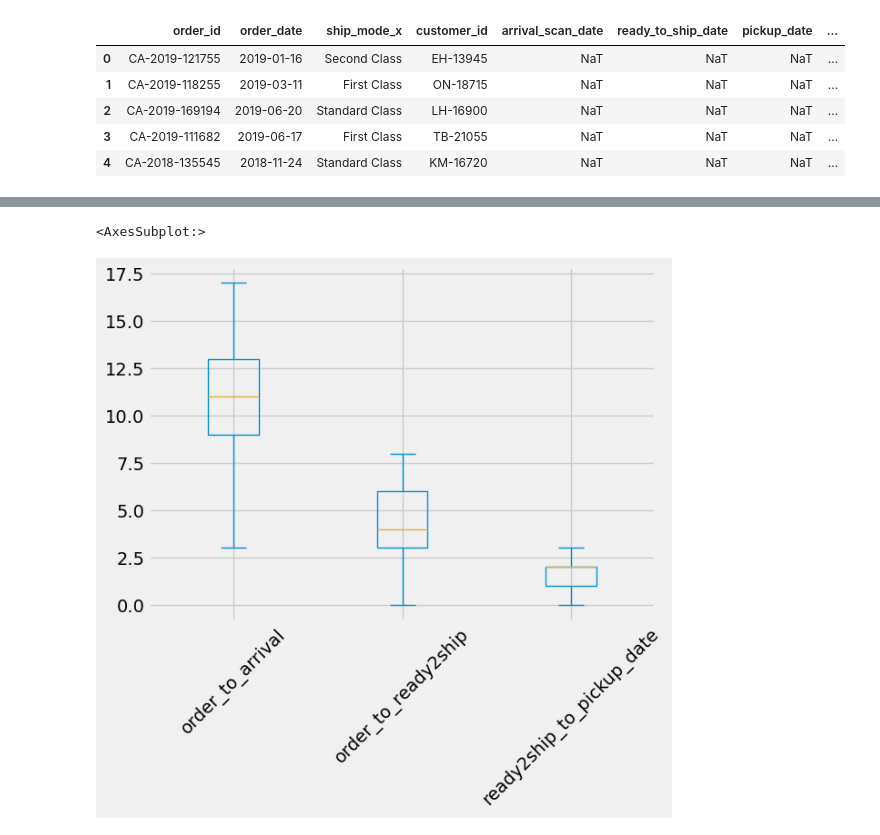
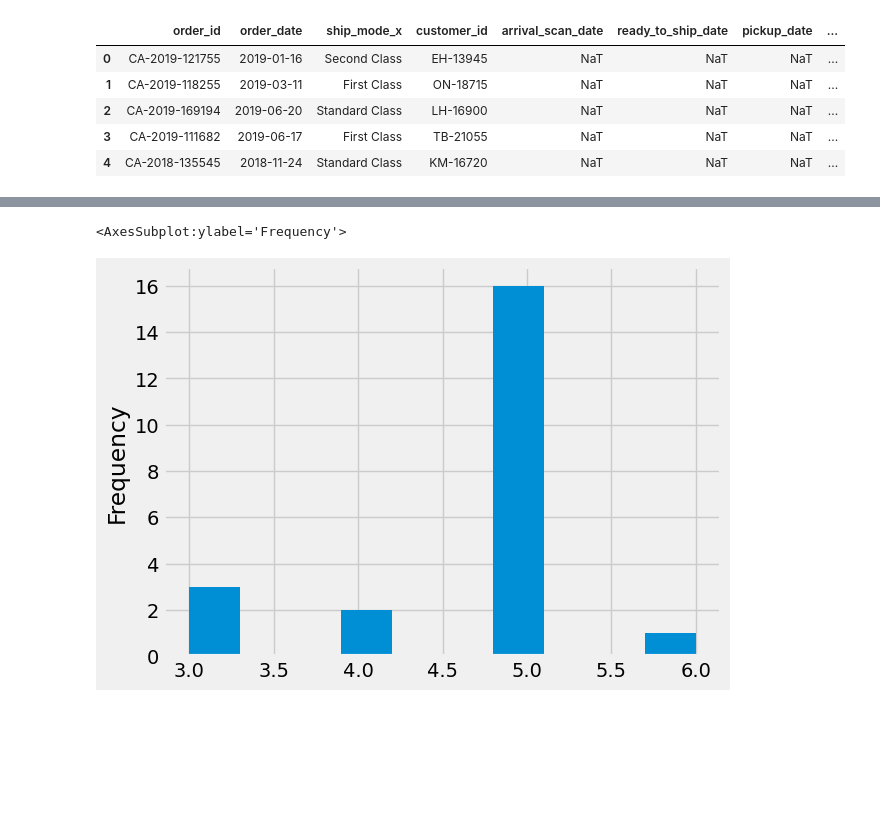
Before and after one commit to cophi-dev/EDA_muesli_group1, a Jupyter notebook: EDA_phillipp.ipynb, the cells around one changed output, grey strips where cells are left out. Drawn from its saved outputs; the diff is of its cells as text; code cells hidden in the pictures; blank space fills up the shorter version.

```diff
--- a/EDA_phillipp.ipynb
+++ b/EDA_phillipp.ipynb
@@ -345,8 +364,9 @@ final_dataset['arrival_scan_date'] = pd.to_datetime(final_dataset['arrival_scan_
 final_dataset['ready_to_ship_date'] = pd.to_datetime(final_dataset['ready_to_ship_date'], format='%d/%m/%Y')
 final_dataset['pickup_date'] = pd.to_datetime(final_dataset['pickup_date'], format='%d/%m/%Y')
 final_dataset['on_truck_scan_date'] = pd.to_datetime(final_dataset['on_truck_scan_date'], format='%d/%m/%Y')
+final_dataset["order_weekday"]= final_dataset["order_date_x"].dt.dayofweek
+final_dataset.info()
 final_dataset.head()
-final_dataset.info()
 # %% [output]
 <class 'pandas.core.frame.DataFrame'>
 Int64Index: 5010 entries, 0 to 5009
@@ -370,8 +397,8 @@ memory usage: 430.5+ KB
 final_dataset["delta_order_date"] = final_dataset["order_date_x"] - final_dataset["order_date_y"]
 final_dataset.delta_order_date.describe()
 # Yes, they are -> 0 days time difference for all entries
-# drop one order date column and ship_mode_y as ship_mode_x has less non-null cells
-final_dataset.drop(["order_date_y", "delta_order_date", "ship_mode_y"], axis=1, inplace=True)
+# drop one order date column and ship_mode_y as ship_mode_x has less non-null cells -> ship_mode_x not deleted yet for traceability
+final_dataset.drop(["order_date_y", "delta_order_date"], axis=1, inplace=True)
 # rename column
 final_dataset.rename(columns={"order_date_x": "order_date"}, inplace=True)
 
@@ -389,8 +416,9 @@ final_dataset.head()
 final_dataset["order_to_arrival"] = (final_dataset["arrival_scan_date"] - final_dataset["order_date"]).dt.days
 final_dataset["order_to_ready2ship"] = (final_dataset["ready_to_ship_date"] - final_dataset["order_date"]).dt.days
 final_dataset["ready2ship_to_pickup_date"] = (final_dataset["pickup_date"] - final_dataset["ready_to_ship_date"]).dt.days
+final_dataset["pickup_date_to_arrival"] = (final_dataset["arrival_scan_date"] - final_dataset["pickup_date"]).dt.days
 
 
-final_dataset.describe()
-final_dataset.head()
+display(final_dataset.describe())
+#final_dataset.head()
 # %% [output]
@@ -420,5 +460,5 @@ dtype: int64
 # %%
-final_dataset.plot(kind="box", rot=45)
+final_dataset.pickup_date_to_arrival.plot(kind='hist')
 # %% [output]
-<AxesSubplot:>
+<AxesSubplot:ylabel='Frequency'>
-[figure, old version]
+[figure, new version]
```
Also changed, not shown: parts of 15 cells of this notebook.
